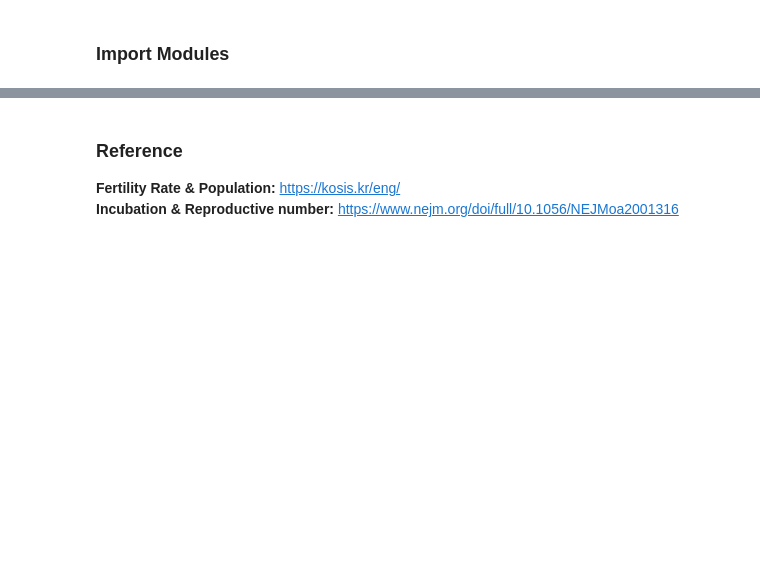
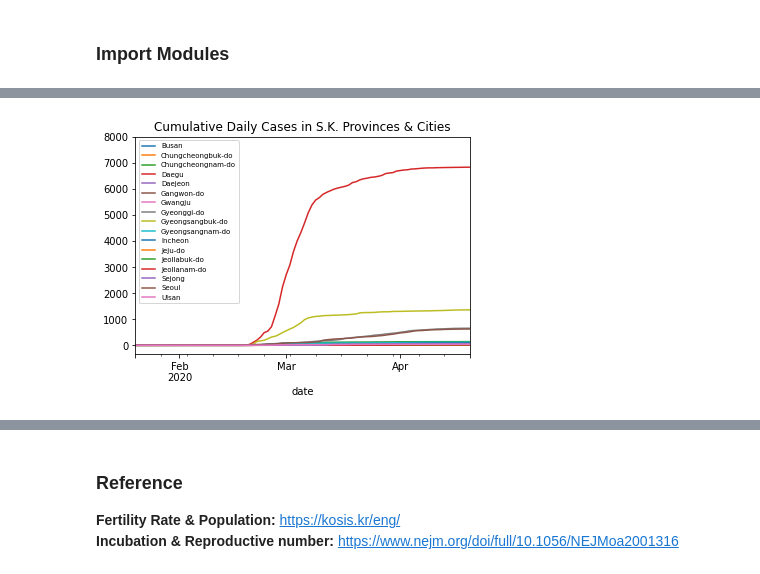
Before and after one commit to jaewon415/BD-Compartmental-Model, a Jupyter notebook: Code/Mathematical Model - SEIR.ipynb, the cells around one changed output, grey strips where cells are left out. Cells and saved outputs as stored; diff of their text form; code cells hidden in the pictures; blank space fills up the shorter version.

```diff
--- a/Code/Mathematical Model - SEIR.ipynb
+++ b/Code/Mathematical Model - SEIR.ipynb
@@ -19,0 +42,8 @@ from scipy import integrate
+# %%
+time_province_df.groupby("province")["confirmed"].plot(legend = True)
+plt.title("Cumulative Daily Cases in S.K. Provinces & Cities")
+plt.legend(fontsize = "x-small")
+plt.yticks(np.arange(0, max(time_province_df["confirmed"]) * 1.3, 1000))
+plt.show()
+# %% [output]
+[figure, added]
```
Also changed, not shown: parts of 19 cells of this notebook, 14 other files.
